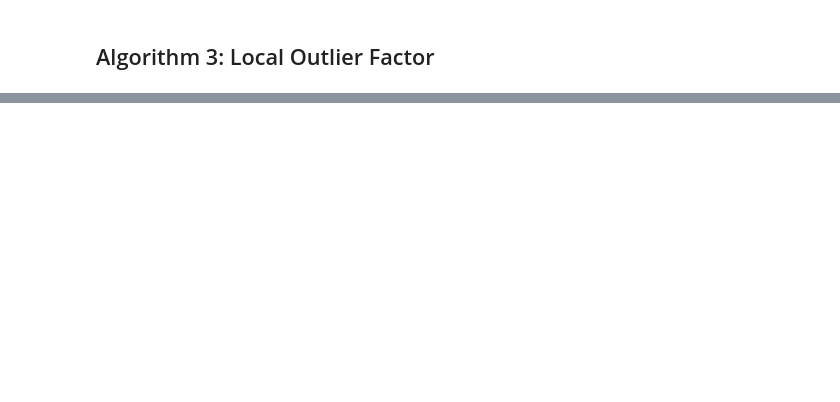
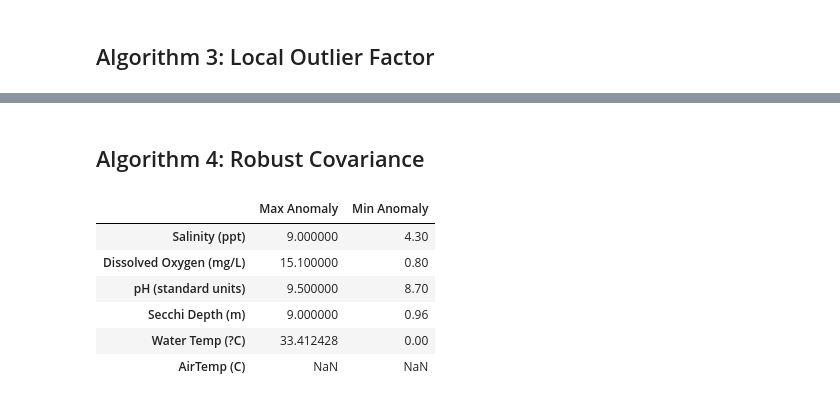
Before and after one commit to nadadroussi/ML_project, a Jupyter notebook: notebooks/final_notebook.ipynb, the cells around one changed output, grey strips where cells are left out. Saved outputs shown, nothing was run; the diff lists cells and outputs as text; code cells hidden in the pictures; blank space fills up the shorter version.

```diff
--- a/notebooks/final_notebook.ipynb
+++ b/notebooks/final_notebook.ipynb
@@ -384,0 +531,18 @@ class LOFWrapper:
+# %% [markdown]
+## Algorithm 4: Robust Covariance
+# %%
+select_df = clean_df.copy()
+# %%
+select_df = select_df.select_dtypes(include=[np.number])
+
+for column in select_df.columns:
+    # Fit the MCD model on a single column
+    mcd = MinCovDet(random_state=42).fit(select_df[[column]])
+    mahalanobis_distances = mcd.mahalanobis(select_df[[column]])
+
+    # Ajout de la distance de Mahalanobis
+    select_df[f'{column}_mahalanobis'] = mahalanobis_distances
+
+    # Définition du seuil pour la détection d'anomalies (97.5e percentile)
+    threshold = np.percentile(mahalanobis_distances, 97.5)
+    select_df[f'{column}_anomaly_mcd'] = mahalanobis_distances > threshold
@@ -384,0 +590,29 @@ class LOFWrapper:
+# %%
+# Calculating average, max, min values of anomalies
+anomaly_columns = [
+    'Salinity (ppt)', 'Dissolved Oxygen (mg/L)', 'pH (standard units)',
+    'Secchi Depth (m)', 'Water Temp (?C)', 'AirTemp (C)'
+]
+
+# Dictionary to store results
+anomaly_stats = {}
+
+for col in anomaly_columns:
+    # Filter anomalies only
+    anomaly_values = select_df.loc[select_df[f"{col}_anomaly_mcd"], col]
+    anomaly_stats[col] = {
+        'Max Anomaly': anomaly_values.max(),
+        'Min Anomaly': anomaly_values.min()
+    }
+
+anomaly_stats  = pd.DataFrame(anomaly_stats).T
+# %%
+anomaly_stats
+# %% [output]
+|  | Max Anomaly | Min Anomaly |
+| Salinity (ppt) | 9.000000 | 4.30 |
+| Dissolved Oxygen (mg/L) | 15.100000 | 0.80 |
+| pH (standard units) | 9.500000 | 8.70 |
+| Secchi Depth (m) | 9.000000 | 0.96 |
+| Water Temp (?C) | 33.412428 | 0.00 |
+| AirTemp (C) | NaN | NaN |
```
Also changed, not shown: parts of 18 cells of this notebook.
